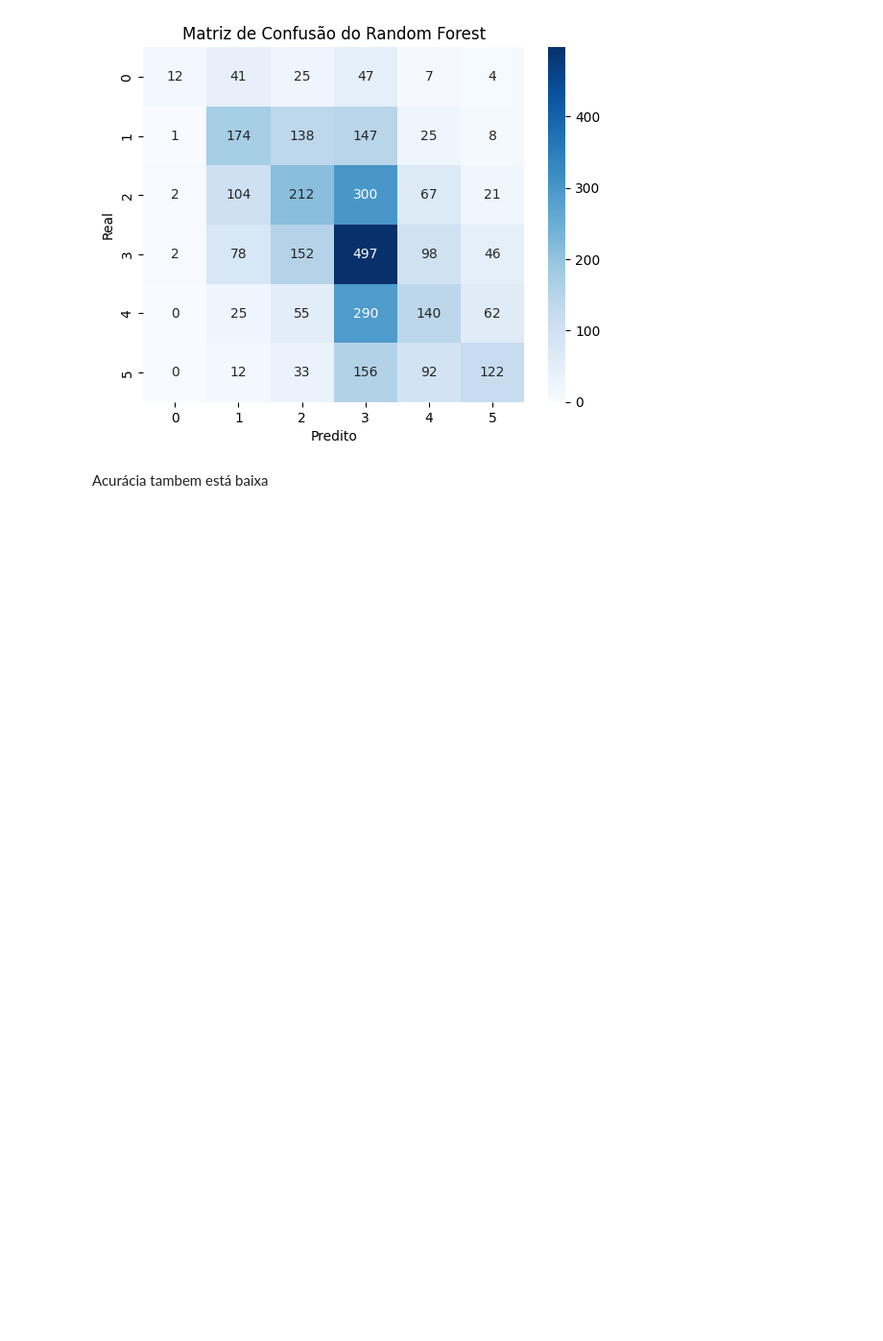
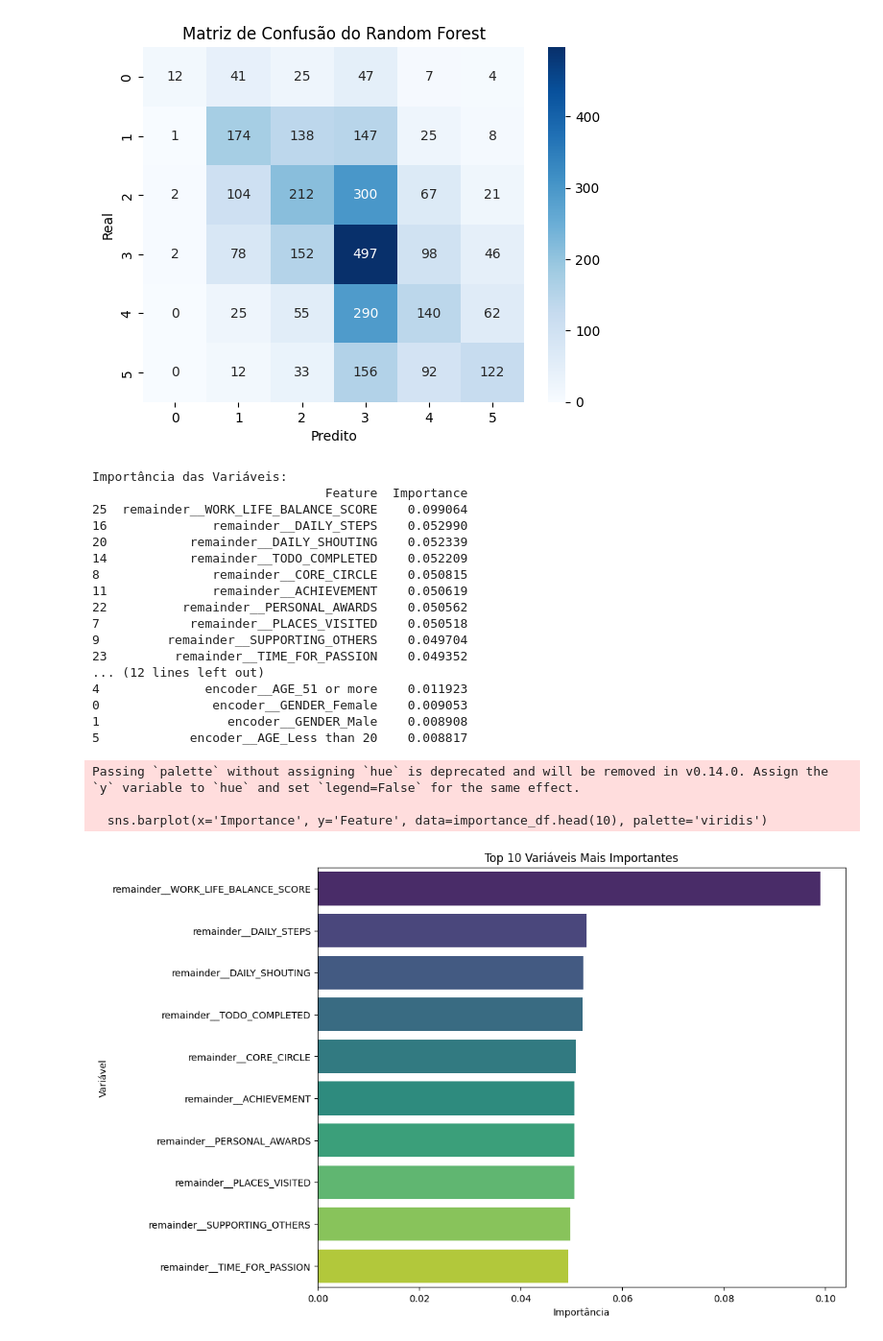
Before and after one commit to AyrllanP/PISI-3, a Jupyter notebook: Classificacao.ipynb, the cells around one changed output. Shown at 96% size. Drawn from its saved outputs; the diff is of its cells as text; code cells hidden in the pictures; blank space fills up the shorter version.

```diff
--- a/Classificacao.ipynb
+++ b/Classificacao.ipynb
@@ -294,5 +299,44 @@ Matriz de Confusão:
  [  0  25  55 290 140  62]
  [  0  12  33 156  92 122]]
 [figure]
-# %% [markdown]
-Acurácia tambem está baixa
+# %%
+# Importância das variáveis
+feature_importances = rf_classifier.feature_importances_
+feature_names = ct.get_feature_names_out()
+importance_df = pd.DataFrame({
+    'Feature': feature_names,
+    'Importance': feature_importances
+}).sort_values(by='Importance', ascending=False)
+
+print("\nImportância das Variáveis:")
+print(importance_df)
+
+# Visualização da importância das variáveis
+plt.figure(figsize=(10, 8))
+sns.barplot(x='Importance', y='Feature', data=importance_df.head(10), palette='viridis')
+plt.title('Top 10 Variáveis Mais Importantes')
+plt.xlabel('Importância')
+plt.ylabel('Variável')
+plt.show()
+# %% [output]
+Importância das Variáveis:
+                               Feature  Importance
+25  remainder__WORK_LIFE_BALANCE_SCORE    0.099064
+16              remainder__DAILY_STEPS    0.052990
+20           remainder__DAILY_SHOUTING    0.052339
+14           remainder__TODO_COMPLETED    0.052209
+8               remainder__CORE_CIRCLE    0.050815
+11              remainder__ACHIEVEMENT    0.050619
+22          remainder__PERSONAL_AWARDS    0.050562
+7            remainder__PLACES_VISITED    0.050518
+9         remainder__SUPPORTING_OTHERS    0.049704
+23         remainder__TIME_FOR_PASSION    0.049352
+... (12 lines left out)
+4              encoder__AGE_51 or more    0.011923
+0               encoder__GENDER_Female    0.009053
+1                 encoder__GENDER_Male    0.008908
+5            encoder__AGE_Less than 20    0.008817
+Passing `palette` without assigning `hue` is deprecated and will be removed in v0.14.0. Assign the `y` variable to `hue` and set `legend=False` for the same effect.
+
+  sns.barplot(x='Importance', y='Feature', data=importance_df.head(10), palette='viridis')
+[figure, added]
```
Also changed, not shown: parts of 5 cells of this notebook.
